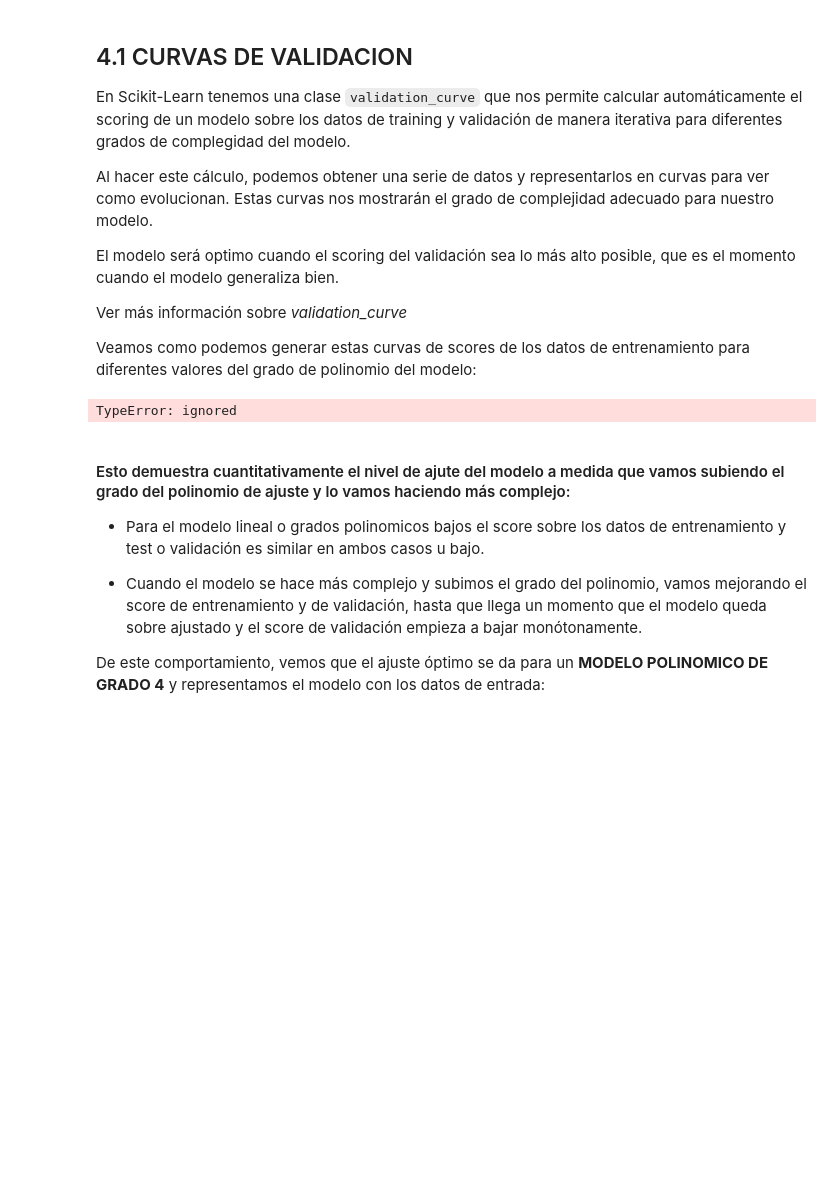
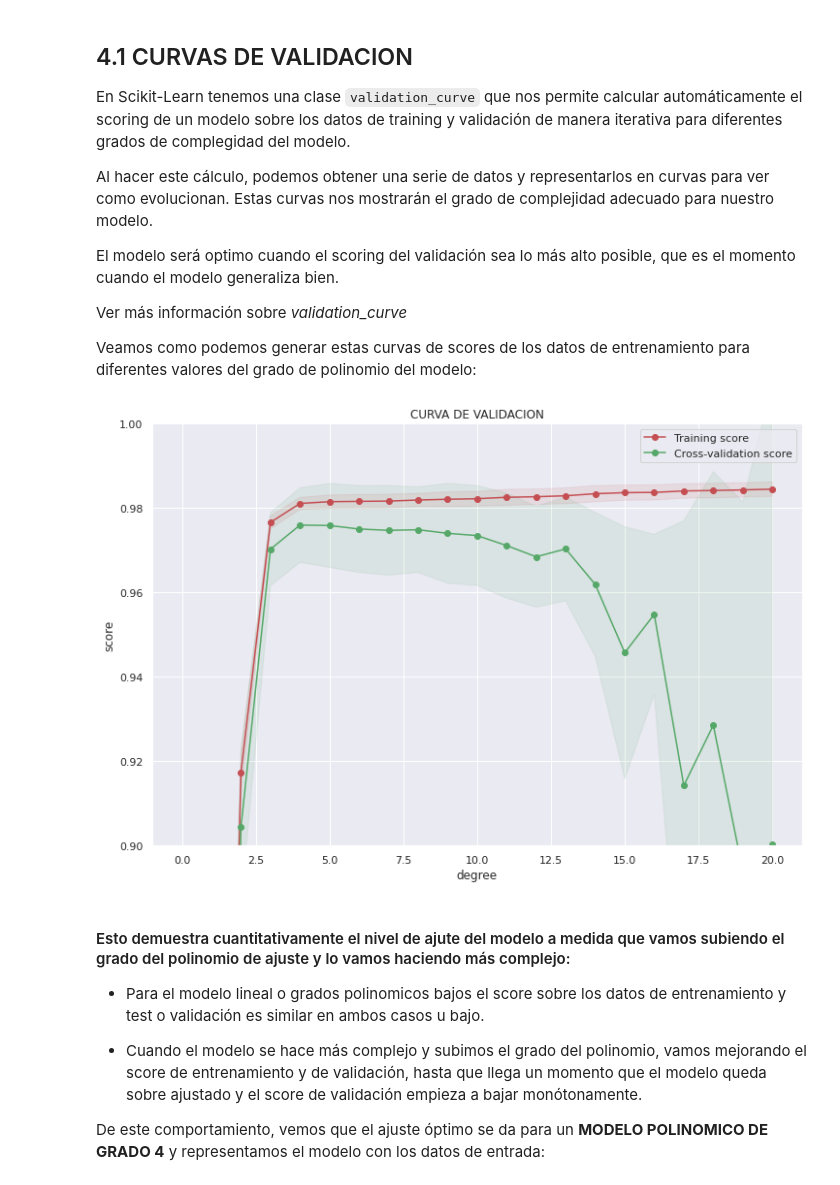
Before and after one commit to EmmaGB/Curso-de-introduccion-a-Big-Data-Parte-3-nov2021, a Jupyter notebook: 6_Regresion_lineal.ipynb, the cells around one changed output. Drawn from its saved outputs; the diff is of its cells as text; code cells hidden in the pictures; blank space fills up the shorter version.

```diff
--- a/6_Regresion_lineal.ipynb
+++ b/6_Regresion_lineal.ipynb
@@ -572,35 +572,35 @@ x_test, y_test = makeCosData(n_samples,1)
 def PolynomialRegression(degree=2, **kwargs):
     return make_pipeline(PolynomialFeatures(degree),
                          LinearRegression(**kwargs))
 
 ## GENERATE VALIDATION CURVES
 degree = np.arange(0, 21)
 train_scores, test_scores = validation_curve(PolynomialRegression(),
                                              x[:, np.newaxis],
                                              y_samp,
-                                             'polynomialfeatures__degree', degree, cv=5)
+                                             param_name='polynomialfeatures__degree', param_range=degree, cv=5)
 
 train_scores_mean = np.mean(train_scores, axis=1)
 train_scores_std = np.std(train_scores, axis=1)
 test_scores_mean = np.mean(test_scores, axis=1)
 test_scores_std = np.std(test_scores, axis=1)
 
 
 ## REPRESENTACIÓN GRÁFICA
 plt.figure(figsize=(12, 8))
 plt.title("CURVA DE VALIDACION")
 
 plt.fill_between(degree, train_scores_mean - train_scores_std, train_scores_mean + train_scores_std, alpha=0.1, color="r")
 plt.fill_between(degree, test_scores_mean - test_scores_std, test_scores_mean + test_scores_std, alpha=0.1, color="g")
 plt.plot(degree, train_scores_mean, 'o-', color="r", label="Training score")
 plt.plot(degree, test_scores_mean, 'o-', color="g", label="Cross-validation score")
 
 plt.legend(loc='best')
 plt.ylim(0.9, 1) #zoom entre 0.9 y 1
 plt.xlabel('degree')
 plt.ylabel('score');
 # %% [output]
-TypeError: ignored
+[figure, added]
 # %% [markdown]
 #### Esto demuestra cuantitativamente el nivel de ajute del modelo a medida que vamos subiendo el grado del polinomio de ajuste y lo vamos haciendo más complejo:
 - Para el modelo lineal o grados polinomicos bajos el score sobre los datos de entrenamiento y test o validación es similar en ambos casos u bajo.
```
Also changed, not shown: parts of 7 cells of this notebook.
